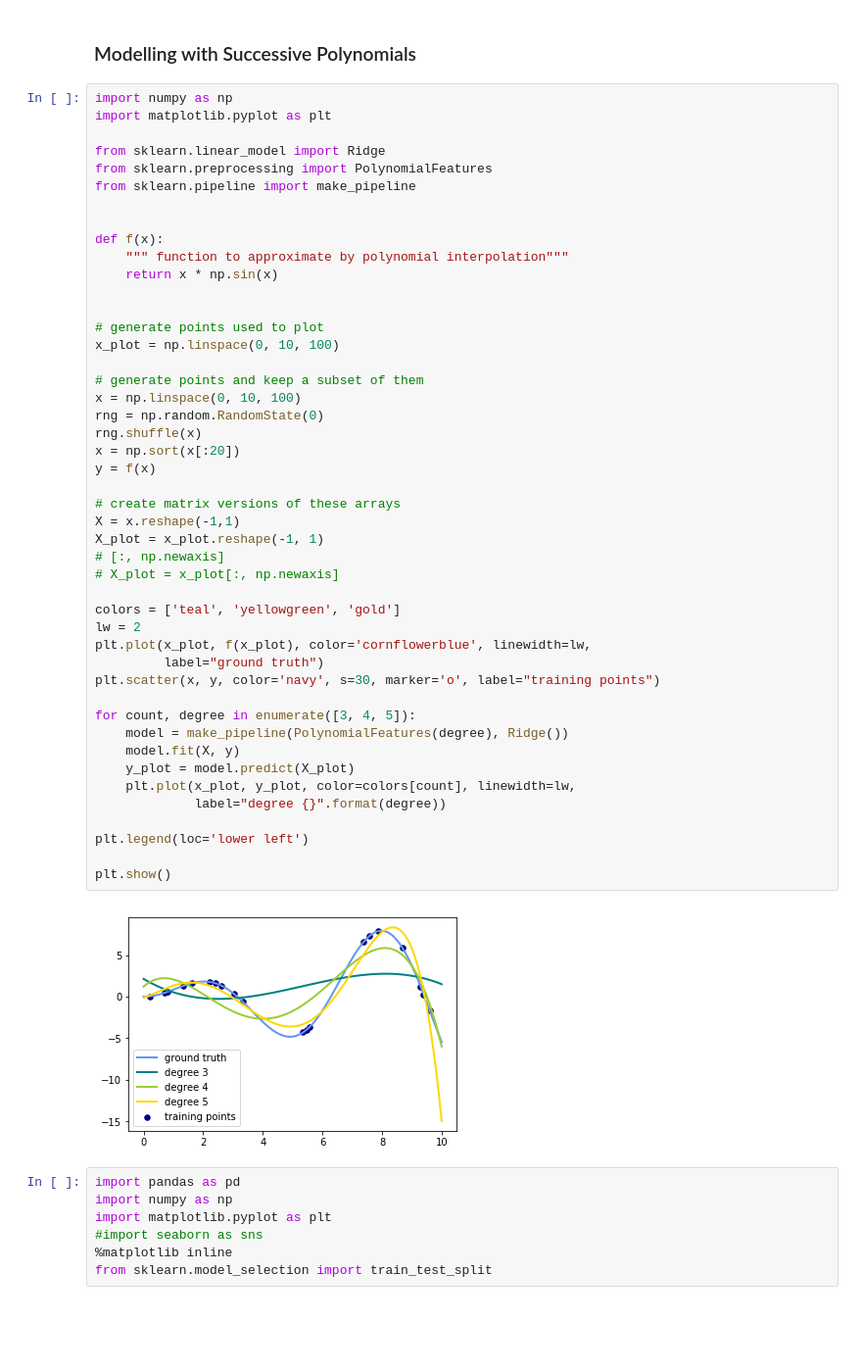
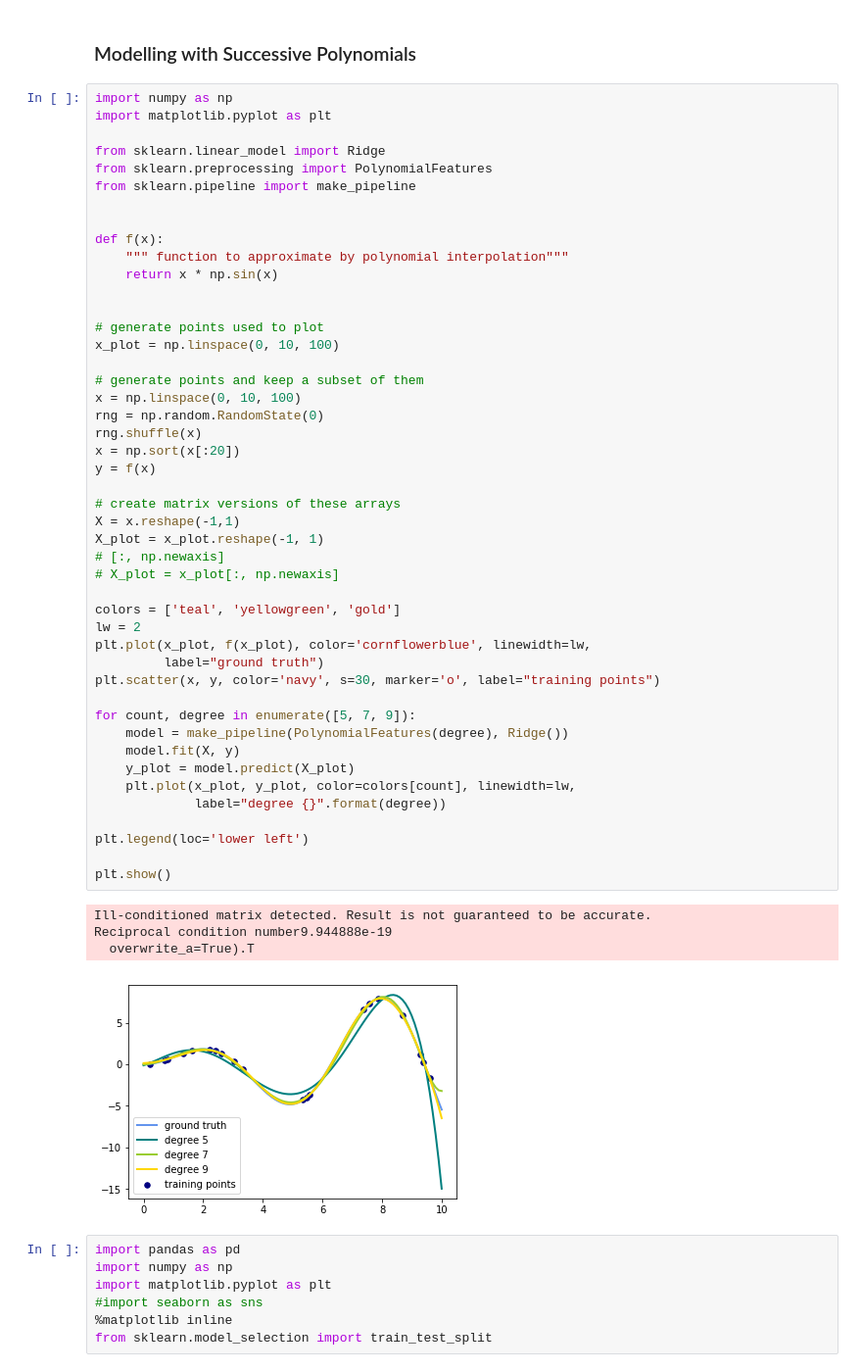
Before and after one commit to calebdagenhart/ds-skills-polynomial-pipeline-atlanta-ds-100918, a Jupyter notebook: index.ipynb, the cells around one changed output. Shown at 98% size. Saved outputs shown, nothing was run; the diff lists cells and outputs as text; blank space fills up the shorter version.

```diff
--- a/index.ipynb
+++ b/index.ipynb
@@ -96,35 +96,38 @@ x_plot = np.linspace(0, 10, 100)
 
 # generate points and keep a subset of them
 x = np.linspace(0, 10, 100)
 rng = np.random.RandomState(0)
 rng.shuffle(x)
 x = np.sort(x[:20])
 y = f(x)
 
 # create matrix versions of these arrays
 X = x.reshape(-1,1)
 X_plot = x_plot.reshape(-1, 1)
 # [:, np.newaxis]
 # X_plot = x_plot[:, np.newaxis]
 
 colors = ['teal', 'yellowgreen', 'gold']
 lw = 2
 plt.plot(x_plot, f(x_plot), color='cornflowerblue', linewidth=lw,
          label="ground truth")
 plt.scatter(x, y, color='navy', s=30, marker='o', label="training points")
 
-for count, degree in enumerate([3, 4, 5]):
+for count, degree in enumerate([5, 7, 9]):
     model = make_pipeline(PolynomialFeatures(degree), Ridge())
     model.fit(X, y)
     y_plot = model.predict(X_plot)
     plt.plot(x_plot, y_plot, color=colors[count], linewidth=lw,
              label="degree {}".format(degree))
 
 plt.legend(loc='lower left')
 
 plt.show()
 # %% [output]
+Ill-conditioned matrix detected. Result is not guaranteed to be accurate.
+Reciprocal condition number9.944888e-19
+  overwrite_a=True).T
-[figure, old version]
+[figure, new version]
 # %%
 import pandas as pd
 import numpy as np
```
